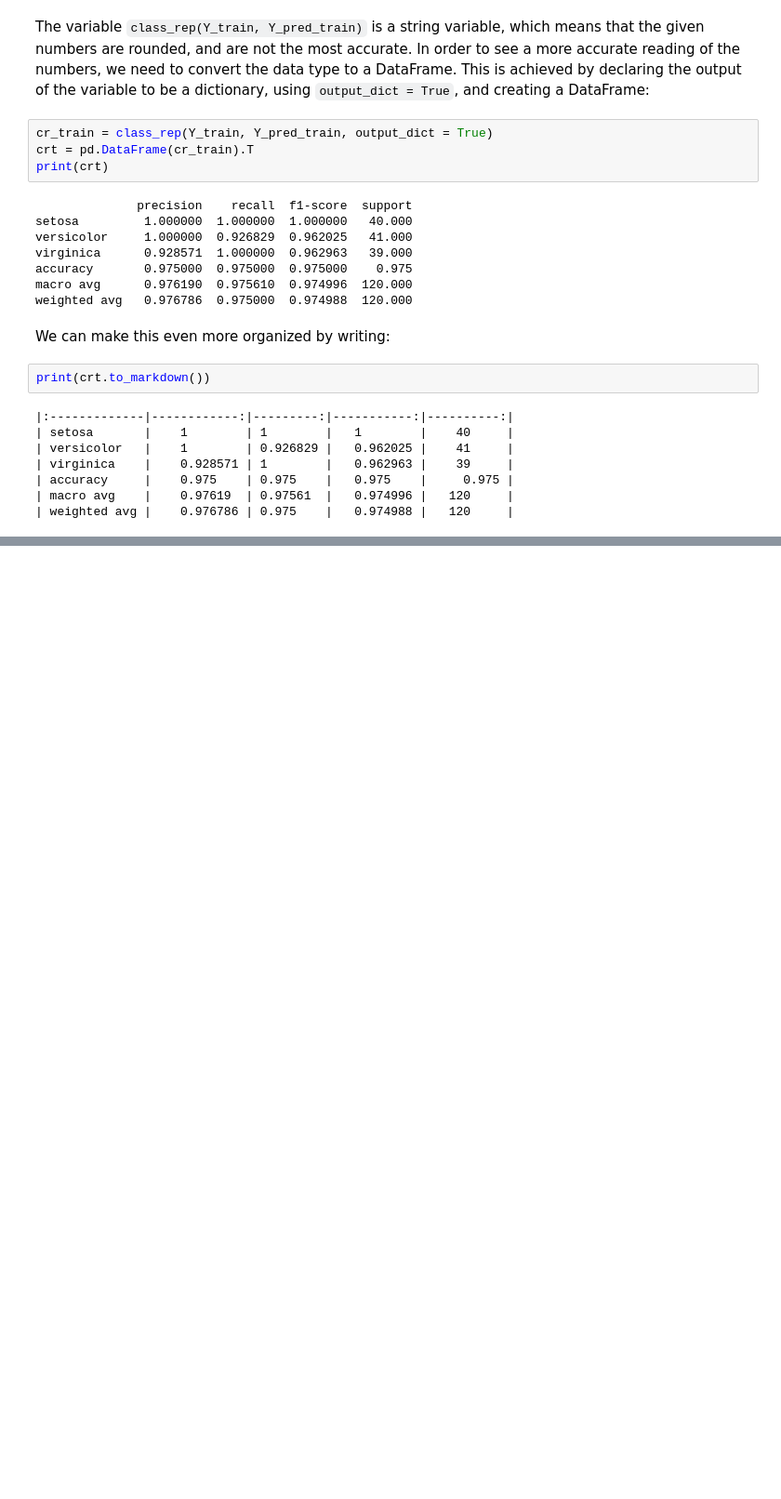
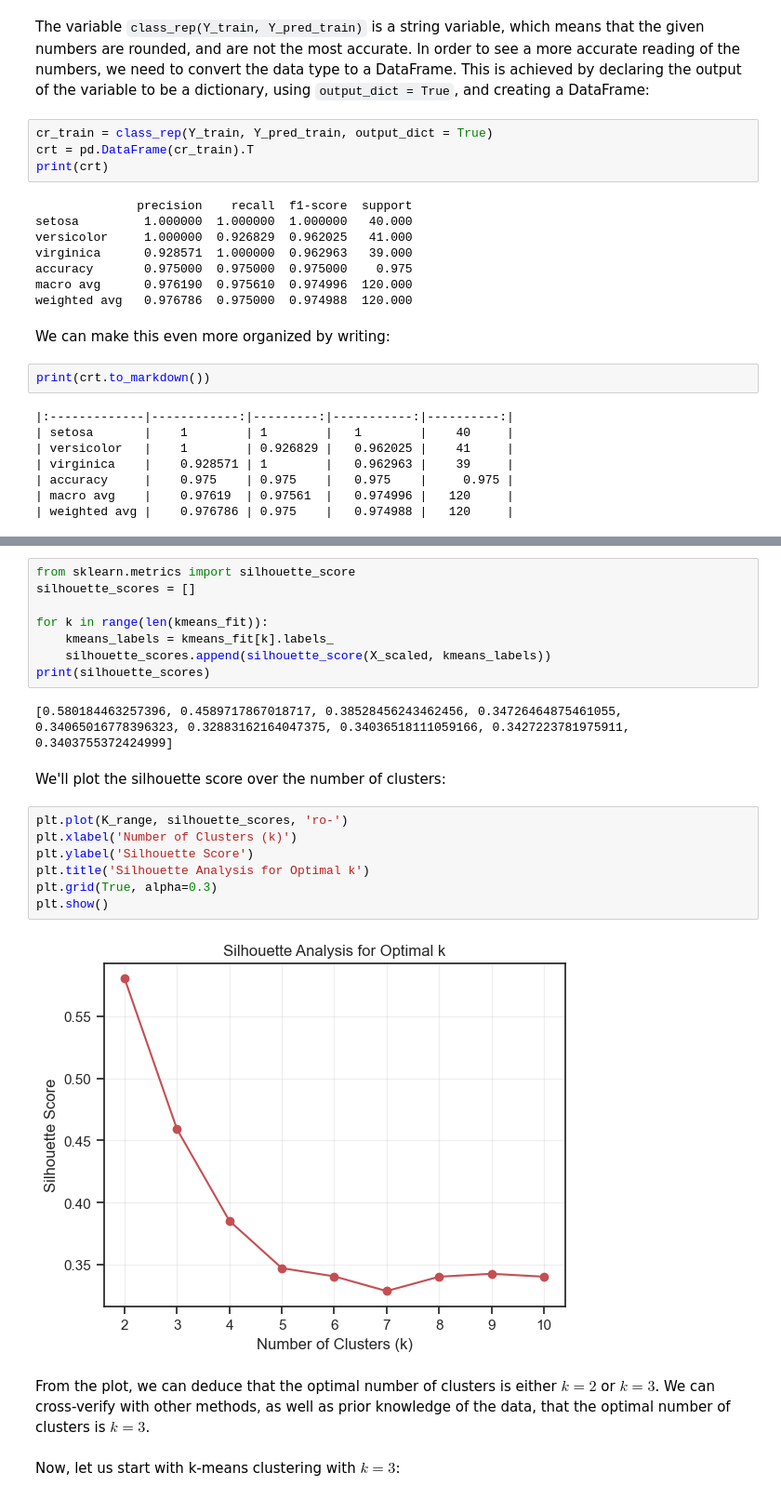
Before and after one commit to tomer279/Data-Science-Projects, a Jupyter notebook: Iris Notebook.ipynb, the cells around one changed output, grey strips where cells are left out. Shown at 93% size. Cells and saved outputs as stored; diff of their text form; blank space fills up the shorter version.

```diff
--- a/Iris Notebook.ipynb
+++ b/Iris Notebook.ipynb
@@ -605,0 +728,25 @@ To be continued...
+# %%
+from sklearn.metrics import silhouette_score
+silhouette_scores = []
+
+for k in range(len(kmeans_fit)):
+    kmeans_labels = kmeans_fit[k].labels_
+    silhouette_scores.append(silhouette_score(X_scaled, kmeans_labels))
+print(silhouette_scores)
+# %% [output]
+[0.580184463257396, 0.4589717867018717, 0.38528456243462456, 0.34726464875461055, 0.34065016778396323, 0.32883162164047375, 0.34036518111059166, 0.3427223781975911, 0.3403755372424999]
+# %% [markdown]
+We'll plot the silhouette score over the number of clusters:
+# %%
+plt.plot(K_range, silhouette_scores, 'ro-')
+plt.xlabel('Number of Clusters (k)')
+plt.ylabel('Silhouette Score')
+plt.title('Silhouette Analysis for Optimal k')
+plt.grid(True, alpha=0.3)
+plt.show()
+# %% [output]
+[figure, added]
+# %% [markdown]
+From the plot, we can deduce that the optimal number of clusters is either $k = 2$ or $k = 3$. We can cross-verify with other methods, as well as prior knowledge of the data, that the optimal number of clusters is $k = 3$.
+# %% [markdown]
+Now, let us start with k-means clustering with $k = 3$:
```
Also changed, not shown: parts of 53 cells of this notebook.
